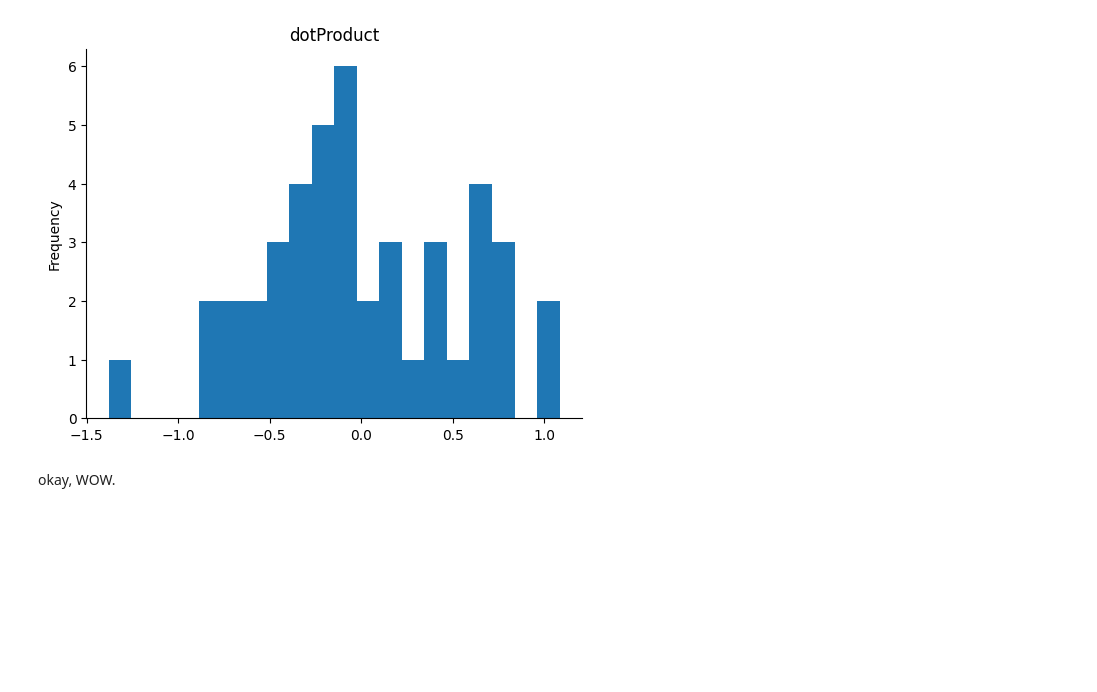
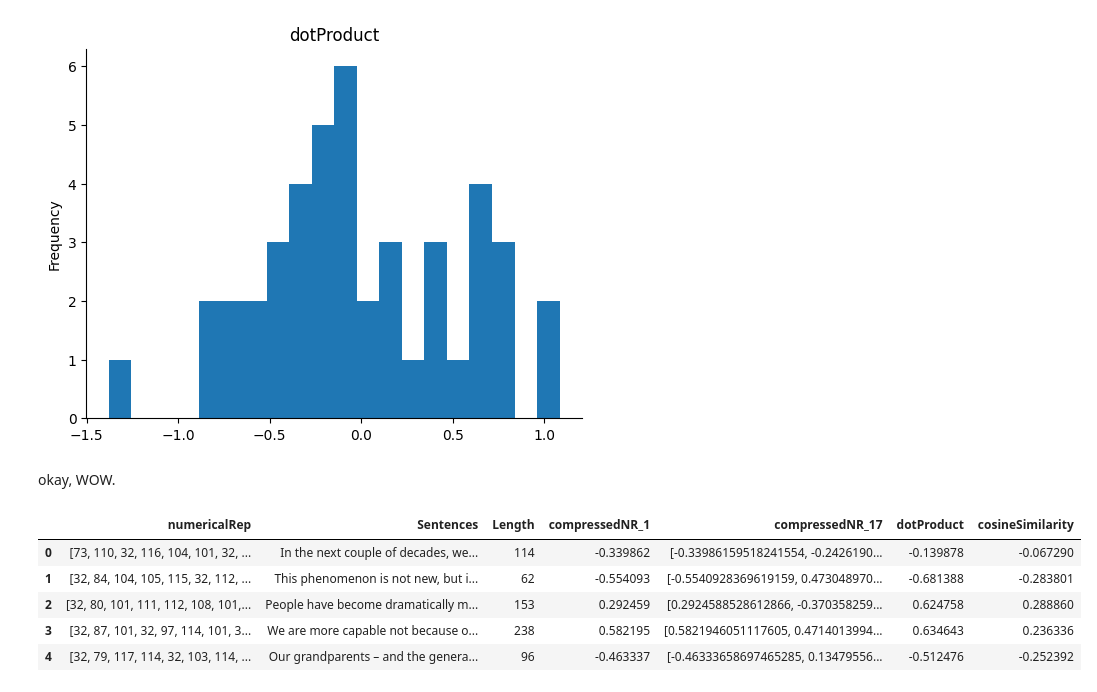
Before and after one commit to jeet1912/ms, a Jupyter notebook: ds680/finalTermProject/Untitled1.ipynb, the cells around one changed output. Saved outputs shown, nothing was run; the diff lists cells and outputs as text; code cells hidden in the pictures; blank space fills up the shorter version.

```diff
--- a/ds680/finalTermProject/Untitled1.ipynb
+++ b/ds680/finalTermProject/Untitled1.ipynb
@@ -301,3 +304,19 @@ plt.gca().spines[['top', 'right',]].set_visible(False)
 [figure]
 # %% [markdown]
 okay, WOW.
+# %%
+def cosineSimilarity(a, b):
+  dot_product = np.dot(a, b)
+  norm_a = np.linalg.norm(a)
+  norm_b = np.linalg.norm(b)
+  return dot_product / (norm_a * norm_b)
+
+sentencesDf['cosineSimilarity'] = sentencesDf['compressedNR_17'].apply(lambda x: cosineSimilarity(x, lexCatInRA))
+sentencesDf.head()
+# %% [output]
+|  | numericalRep | Sentences | Length | compressedNR_1 | compressedNR_17 | dotProduct | cosineSimilarity |
+| 0 | [73, 110, 32, 116, 104, 101, 32, ... | In the next couple of decades, we... | 114 | -0.339862 | [-0.33986159518241554, -0.2426190... | -0.139878 | -0.067290 |
+| 1 | [32, 84, 104, 105, 115, 32, 112, ... | This phenomenon is not new, but i... | 62 | -0.554093 | [-0.5540928369619159, 0.473048970... | -0.681388 | -0.283801 |
+| 2 | [32, 80, 101, 111, 112, 108, 101,... | People have become dramatically m... | 153 | 0.292459 | [0.2924588528612866, -0.370358259... | 0.624758 | 0.288860 |
+| 3 | [32, 87, 101, 32, 97, 114, 101, 3... | We are more capable not because o... | 238 | 0.582195 | [0.5821946051117605, 0.4714013994... | 0.634643 | 0.236336 |
+| 4 | [32, 79, 117, 114, 32, 103, 114, ... | Our grandparents – and the genera... | 96 | -0.463337 | [-0.46333658697465285, 0.13479556... | -0.512476 | -0.252392 |
```
Also changed, not shown: parts of 7 cells of this notebook.
